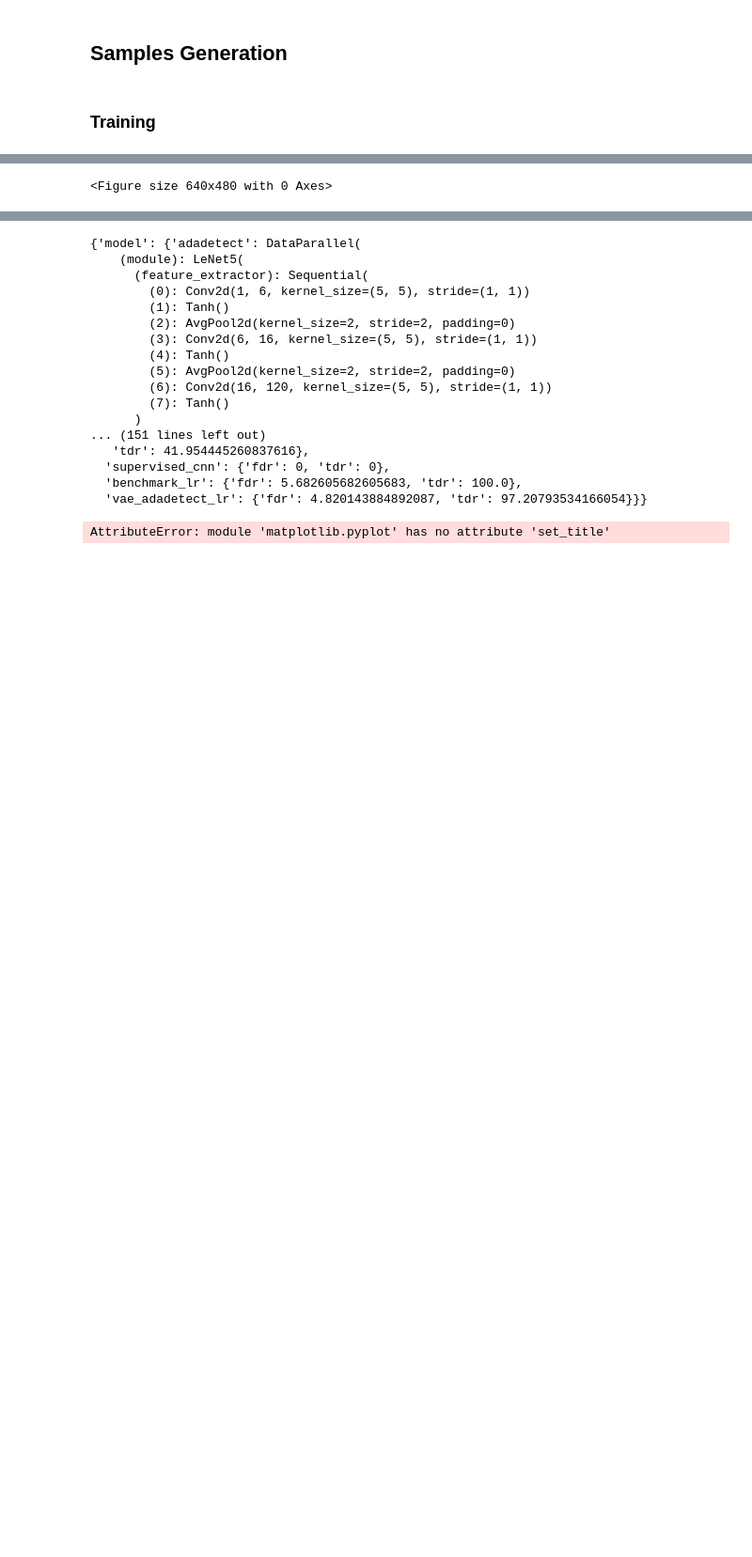
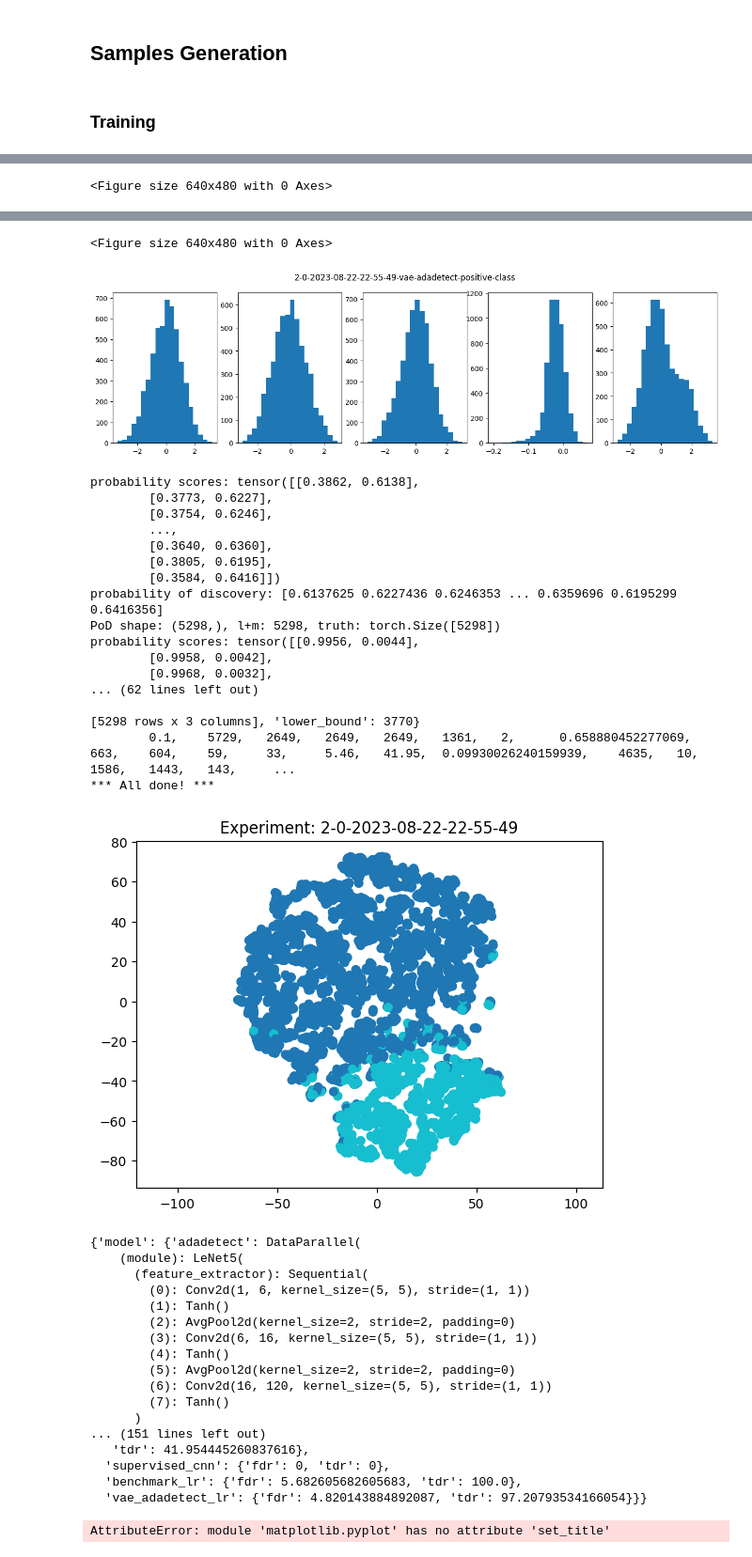
Before and after one commit to danielputerman/thesis, a Jupyter notebook: thesis-2.ipynb, the cells around one changed output, grey strips where cells are left out. Shown at 94% size. Saved outputs shown, nothing was run; the diff lists cells and outputs as text; code cells hidden in the pictures; blank space fills up the shorter version.

Commit message:
WIP - save codes, images. Codes, TSNE and Hist images - saved. Still required: sample images from the generator

```diff
--- a/thesis-2.ipynb
+++ b/thesis-2.ipynb
@@ -805,7 +805,7 @@ BATCH_SIZE = 32
 
 
 with open('experiments-results.csv', mode='at', encoding="utf-8") as results_stream:
-    print_to_stdout_and_stream("experiment_id,\texperiment_type,\tseed,\tbatch_size,\talpha,\ttraining set size,\ttest set size,\tm,\tl,\tPositive Sample Size"
+    print_to_stdout_and_stream("experiment_id,\texperiment_type,\tseed,\tbatch_size,\talpha,\ttraining set size,\ttest set size,\tm,\tl,\tPositive Sample Size,"
                                "\tAdaDetect num epochs,\tAdaDetect final CELoss,\tAdaDetect total elements,\tAdaDetect total discoveries (ktest),\tAdaDetect v,\tAdaDetect False Discoveries,\tAdaDetect False Discoveries %,\tAdaDetect True Discoveries %,\tAdaDetect fdp,\tAdaDetect scores lower bound index,"
                                "\tGenerator VAE num epochs,\tBenchmark LR total elements,\tBenchmark LR total discoveries (ktest),\tBenchmark LR v,\tBenchmark LR false discoveries,\tBenchmark LR False Discoveries %,\tBenchmark LR True Discoveries %,\tBenchmark LR fdp,\tBenchmark LR scores lower bound index,"
                                "\tSupervised CNN num epochs,\tSupervised CNN final CELoss,\tSupervised CNN total elements,\tSupervised CNN total discoveries (ktest),\tSupervised CNN v,\tSupervised CNN false discoveries,\tSupervised CNN False Discoveries %,\tSupervised CNN True Discoveries %,\tSupervised CNN fdp,\tSupervised CNN scores lower bound index,"
@@ -931,3 +932,23 @@ VAE Average loss: 168.3186
+<Figure size 640x480 with 0 Axes>
+[figure, added]
+probability scores: tensor([[0.3862, 0.6138],
+        [0.3773, 0.6227],
+        [0.3754, 0.6246],
+        ...,
+        [0.3640, 0.6360],
+        [0.3805, 0.6195],
+        [0.3584, 0.6416]])
+probability of discovery: [0.6137625 0.6227436 0.6246353 ... 0.6359696 0.6195299 0.6416356]
+PoD shape: (5298,), l+m: 5298, truth: torch.Size([5298])
+probability scores: tensor([[0.9956, 0.0044],
+        [0.9958, 0.0042],
+        [0.9968, 0.0032],
+... (62 lines left out)
+
+[5298 rows x 3 columns], 'lower_bound': 3770}
+        0.1,    5729,   2649,   2649,   2649,   1361,   2,      0.658880452277069,      663,    604,    59,     33,     5.46,   41.95,  0.09930026240159939,    4635,   10,     1586,   1443,   143,     ...
+*** All done! ***
+[figure, added]
 # %%
 discovery_results
 # %% [output]
```
Also changed, not shown: parts of 1 cell of this notebook.
